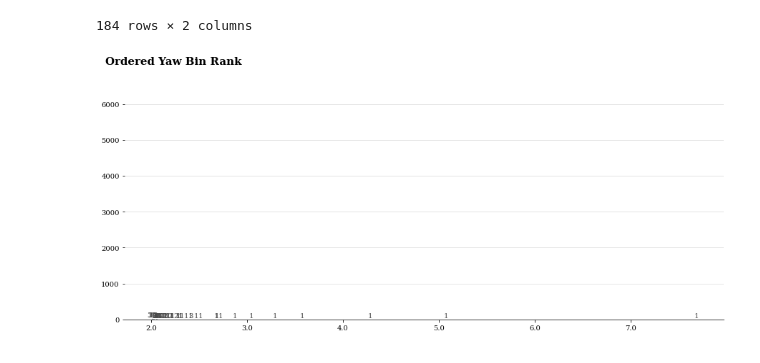
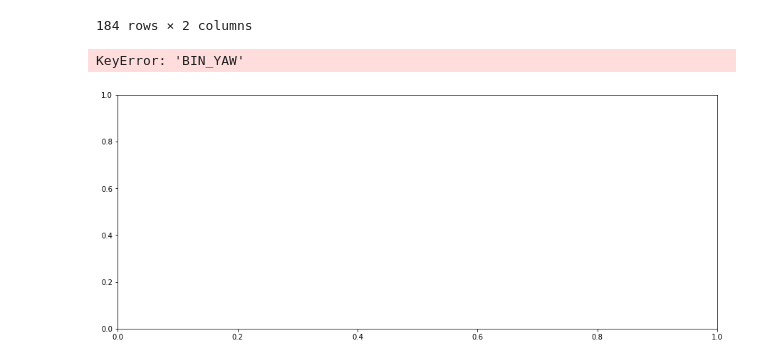
Before and after one commit to code-JOA/Wind-Turbine-Project, a Jupyter notebook: notebooks/OEM-Analysis.ipynb, the cells around one changed output. Drawn from its saved outputs; the diff is of its cells as text; code cells hidden in the pictures.

```diff
--- a/notebooks/OEM-Analysis.ipynb
+++ b/notebooks/OEM-Analysis.ipynb
@@ -361,25 +363,26 @@ alert_ordered
 # %%
 fig, ax = plt.subplots(1,1, figsize=(15, 6))
-data_q1 = alert_ordered['Yaw_Bin_Rank'].value_counts().sort_index()
+data_q1 = alert_ordered['BIN_YAW'].value_counts().iloc[:25].sort_index()
 ax.bar(data_q1.index, data_q1, width=0.55,
        edgecolor='darkgray', color='#004c70',
        linewidth=0.7)
 
 for i in data_q1.index:
     ax.annotate(f"{data_q1[i]}",
                    xy=(i, data_q1[i] + 100),
                    va = 'center', ha='center',fontweight='light', fontfamily='serif',
                    color='#4a4a4a')
 
 
 for s in ['top', 'left', 'right']:
     ax.spines[s].set_visible(False)
 
 ax.set_ylim(0, 6500)
 ax.set_xticklabels(data_q1.index, fontfamily='serif')
 ax.set_yticklabels(np.arange(0, 6501, 1000),fontfamily='serif')
 fig.text(0.1, 0.95, 'Ordered Yaw Bin Rank', fontsize=15, fontweight='bold', fontfamily='serif')
 ax.grid(axis='y', linestyle='-', alpha=0.4)
 plt.show()
 # %% [output]
+KeyError: 'BIN_YAW'
-[figure, old version]
+[figure, new version]
```
Also changed, not shown: parts of 1 cell of this notebook.
